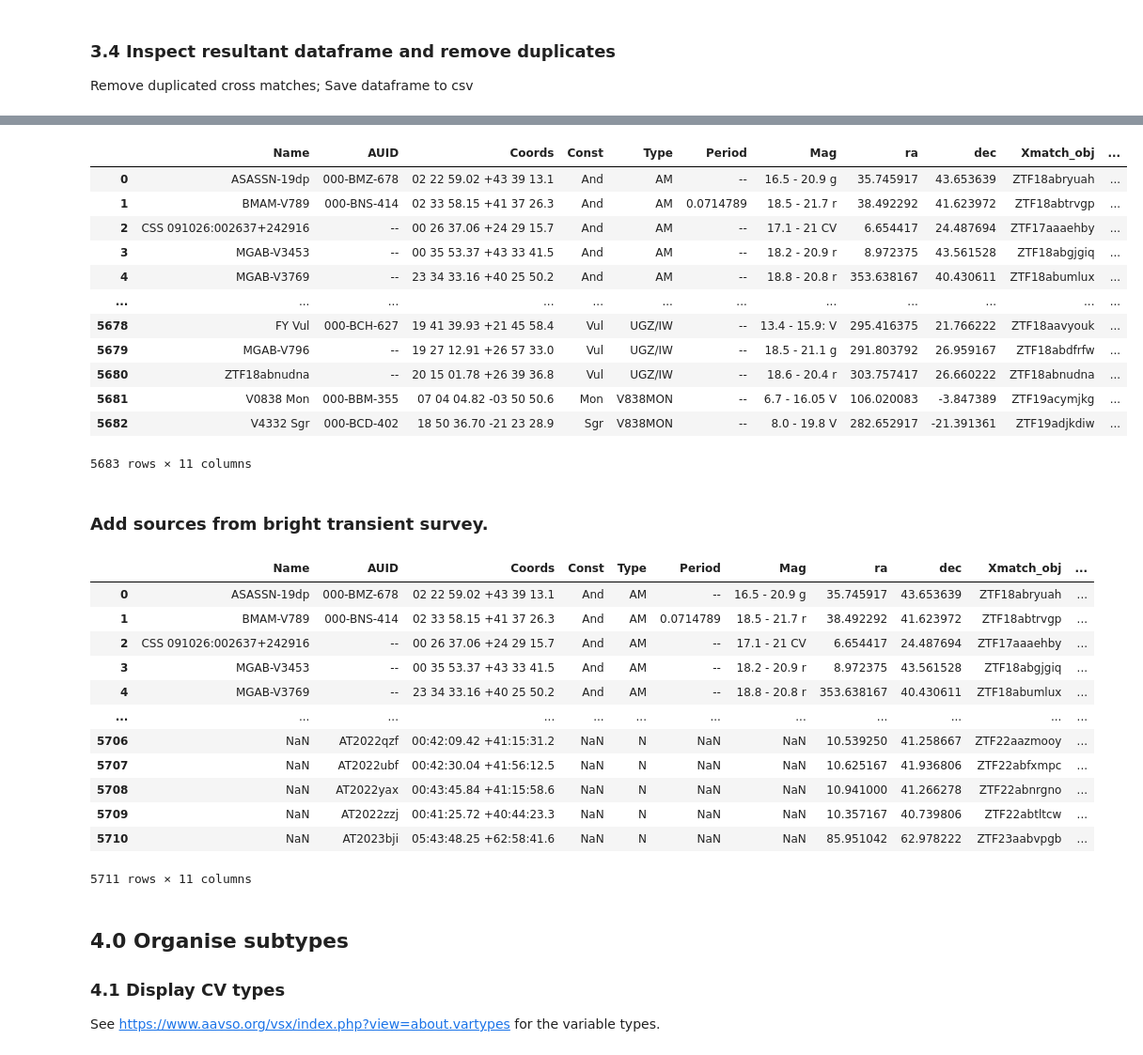
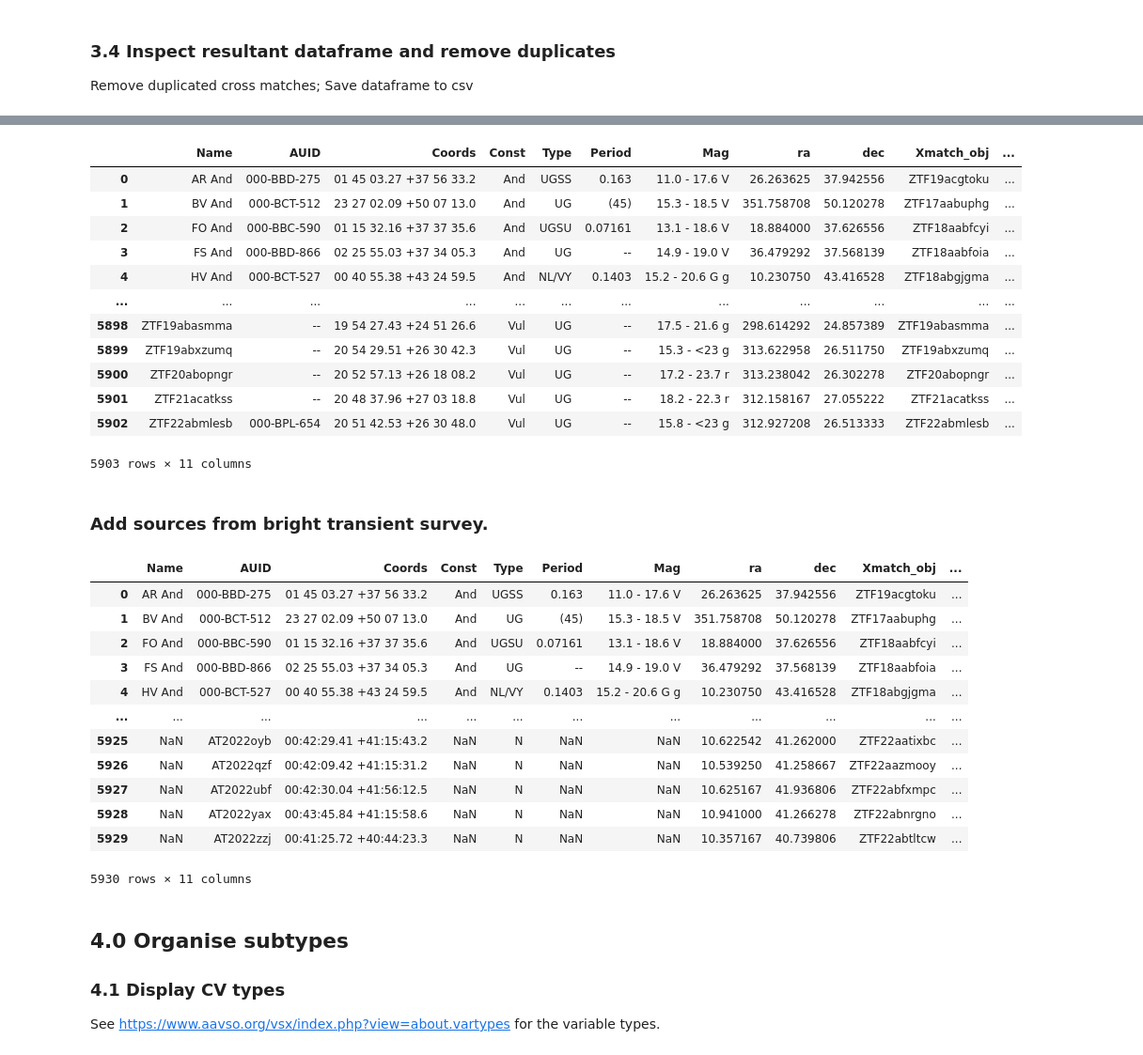
Before and after one commit to dharmesh1007/ZTF_code, a Jupyter notebook: source/1_aavso_cvs_in_ztf_lasair_search_labelled.ipynb, the cells around one changed output, grey strips where cells are left out. Shown at 94% size. Drawn from its saved outputs; the diff is of its cells as text; code cells hidden in the pictures.

```diff
--- a/source/1_aavso_cvs_in_ztf_lasair_search_labelled.ipynb
+++ b/source/1_aavso_cvs_in_ztf_lasair_search_labelled.ipynb
@@ -213,7 +214,7 @@ Request limit exceeded. Either wait an hour, or see API documentation to increas
 # %%
 # Load the two csv files.
-pt1 = pd.read_csv('../processed_data/AAVSOCVsZTFxmatch_21032023_0_4499.csv')
-pt2 = pd.read_csv('../processed_data/AAVSOCVsZTFxmatch_21032023_4500_last.csv')
+pt1 = pd.read_csv(f'../processed_data/AAVSOCVsZTFxmatch_{date}_0_4499.csv')
+pt2 = pd.read_csv(f'../processed_data/AAVSOCVsZTFxmatch_{date}_4500_last.csv')
 
 # Concatenate the two dataframes.
 AAVSO_CVS_3 = pd.concat([pt1, pt2], ignore_index=True)
@@ -252,20 +253,20 @@ AAVSO_CVS_3[AAVSO_CVS_3.Xmatch_obj.duplicated(keep=False)]
 # %%
 # Drop selected duplicates and a particular object that has no light curve data (a pain in the arse).
-AAVSO_CVS_4 = AAVSO_CVS_3.drop([1916,3142], axis=0).reset_index(drop=True)
+AAVSO_CVS_4 = AAVSO_CVS_3.drop([1709,3744], axis=0).reset_index(drop=True)
 AAVSO_CVS_4
 # %% [output]
 |  | Name | AUID | Coords | Const | Type | Period | Mag | ra | dec | Xmatch_obj | ... |
-| 0 | ASASSN-19dp | 000-BMZ-678 | 02 22 59.02 +43 39 13.1 | And | AM | -- | 16.5 - 20.9 g | 35.745917 | 43.653639 | ZTF18abryuah | ... |
-| 1 | BMAM-V789 | 000-BNS-414 | 02 33 58.15 +41 37 26.3 | And | AM | 0.0714789 | 18.5 - 21.7 r | 38.492292 | 41.623972 | ZTF18abtrvgp | ... |
-| 2 | CSS 091026:002637+242916 | -- | 00 26 37.06 +24 29 15.7 | And | AM | -- | 17.1 - 21 CV | 6.654417 | 24.487694 | ZTF17aaaehby | ... |
-| 3 | MGAB-V3453 | -- | 00 35 53.37 +43 33 41.5 | And | AM | -- | 18.2 - 20.9 r | 8.972375 | 43.561528 | ZTF18abgjgiq | ... |
-| 4 | MGAB-V3769 | -- | 23 34 33.16 +40 25 50.2 | And | AM | -- | 18.8 - 20.8 r | 353.638167 | 40.430611 | ZTF18abumlux | ... |
+| 0 | AR And | 000-BBD-275 | 01 45 03.27 +37 56 33.2 | And | UGSS | 0.163 | 11.0 - 17.6 V | 26.263625 | 37.942556 | ZTF19acgtoku | ... |
+| 1 | BV And | 000-BCT-512 | 23 27 02.09 +50 07 13.0 | And | UG | (45) | 15.3 - 18.5 V | 351.758708 | 50.120278 | ZTF17aabuphg | ... |
+| 2 | FO And | 000-BBC-590 | 01 15 32.16 +37 37 35.6 | And | UGSU | 0.07161 | 13.1 - 18.6 V | 18.884000 | 37.626556 | ZTF18aabfcyi | ... |
+| 3 | FS And | 000-BBD-866 | 02 25 55.03 +37 34 05.3 | And | UG | -- | 14.9 - 19.0 V | 36.479292 | 37.568139 | ZTF18aabfoia | ... |
+| 4 | HV And | 000-BCT-527 | 00 40 55.38 +43 24 59.5 | And | NL/VY | 0.1403 | 15.2 - 20.6 G g | 10.230750 | 43.416528 | ZTF18abgjgma | ... |
 | ... | ... | ... | ... | ... | ... | ... | ... | ... | ... | ... | ... |
-| 5678 | FY Vul | 000-BCH-627 | 19 41 39.93 +21 45 58.4 | Vul | UGZ/IW | -- | 13.4 - 15.9: V | 295.416375 | 21.766222 | ZTF18aavyouk | ... |
-| 5679 | MGAB-V796 | -- | 19 27 12.91 +26 57 33.0 | Vul | UGZ/IW | -- | 18.5 - 21.1 g | 291.803792 | 26.959167 | ZTF18abdfrfw | ... |
-| 5680 | ZTF18abnudna | -- | 20 15 01.78 +26 39 36.8 | Vul | UGZ/IW | -- | 18.6 - 20.4 r | 303.757417 | 26.660222 | ZTF18abnudna | ... |
-| 5681 | V0838 Mon | 000-BBM-355 | 07 04 04.82 -03 50 50.6 | Mon | V838MON | -- | 6.7 - 16.05 V | 106.020083 | -3.847389 | ZTF19acymjkg | ... |
-| 5682 | V4332 Sgr | 000-BCD-402 | 18 50 36.70 -21 23 28.9 | Sgr | V838MON | -- | 8.0 - 19.8 V | 282.652917 | -21.391361 | ZTF19adjkdiw | ... |
+| 5898 | ZTF19abasmma | -- | 19 54 27.43 +24 51 26.6 | Vul | UG | -- | 17.5 - 21.6 g | 298.614292 | 24.857389 | ZTF19abasmma | ... |
+| 5899 | ZTF19abxzumq | -- | 20 54 29.51 +26 30 42.3 | Vul | UG | -- | 15.3 - <23 g | 313.622958 | 26.511750 | ZTF19abxzumq | ... |
+| 5900 | ZTF20abopngr | -- | 20 52 57.13 +26 18 08.2 | Vul | UG | -- | 17.2 - 23.7 r | 313.238042 | 26.302278 | ZTF20abopngr | ... |
+| 5901 | ZTF21acatkss | -- | 20 48 37.96 +27 03 18.8 | Vul | UG | -- | 18.2 - 22.3 r | 312.158167 | 27.055222 | ZTF21acatkss | ... |
+| 5902 | ZTF22abmlesb | 000-BPL-654 | 20 51 42.53 +26 30 48.0 | Vul | UG | -- | 15.8 - <23 g | 312.927208 | 26.513333 | ZTF22abmlesb | ... |
-5683 rows × 11 columns
+5903 rows × 11 columns
 # %%
 # Save dataframe to csv.
@@ -274,11 +275,10 @@ AAVSO_CVS_4.to_csv('../processed_data/AAVSOCVsZTFxmatch_21032023.csv', index=Fal
 ### Add sources from bright transient survey.
 # %%
 # Load the csv file.
-df_ZTF_CVs = pd.read_csv('../processed_data/AAVSOCVsZTFxmatch_21032023.csv')
+df_ZTF_CVs = pd.read_csv(f'../processed_data/AAVSOCVsZTFxmatch_{date}.csv')
 
 # Load the csv file for BTS.
-bts_cvs = pd.read_csv('../processed_data/BTS_novae.csv')
-bts_cvs
+bts_cvs = pd.read_csv(f'../processed_data/BTS_novae_{date}.csv')
 
 # Sources in BTS not present in the df_ZTF_CVs dataframe.
 new_novae = bts_cvs[~bts_cvs['ZTFID'].isin(df_ZTF_CVs['Xmatch_obj'])].copy()
@@ -298,24 +298,24 @@ new_novae['Type'] = 'N'
 df_ZTF_CVs = pd.concat([df_ZTF_CVs, new_novae[['Xmatch_obj','AUID','ra','dec', 'Coords','Type']]], ignore_index=True)
 
 # Save dataframe to csv.
-df_ZTF_CVs.to_csv('../processed_data/AAVSOCVsZTFxmatch_21032023_BTS.csv', index=False)
+df_ZTF_CVs.to_csv(f'../processed_data/AAVSOCVsZTFxmatch_{date}_BTS.csv', index=False)
 
 pd.options.display.max_rows = 10
 df_ZTF_CVs
 # %% [output]
 |  | Name | AUID | Coords | Const | Type | Period | Mag | ra | dec | Xmatch_obj | ... |
-| 0 | ASASSN-19dp | 000-BMZ-678 | 02 22 59.02 +43 39 13.1 | And | AM | -- | 16.5 - 20.9 g | 35.745917 | 43.653639 | ZTF18abryuah | ... |
-| 1 | BMAM-V789 | 000-BNS-414 | 02 33 58.15 +41 37 26.3 | And | AM | 0.0714789 | 18.5 - 21.7 r | 38.492292 | 41.623972 | ZTF18abtrvgp | ... |
-| 2 | CSS 091026:002637+242916 | -- | 00 26 37.06 +24 29 15.7 | And | AM | -- | 17.1 - 21 CV | 6.654417 | 24.487694 | ZTF17aaaehby | ... |
-| 3 | MGAB-V3453 | -- | 00 35 53.37 +43 33 41.5 | And | AM | -- | 18.2 - 20.9 r | 8.972375 | 43.561528 | ZTF18abgjgiq | ... |
-| 4 | MGAB-V3769 | -- | 23 34 33.16 +40 25 50.2 | And | AM | -- | 18.8 - 20.8 r | 353.638167 | 40.430611 | ZTF18abumlux | ... |
+| 0 | AR And | 000-BBD-275 | 01 45 03.27 +37 56 33.2 | And | UGSS | 0.163 | 11.0 - 17.6 V | 26.263625 | 37.942556 | ZTF19acgtoku | ... |
+| 1 | BV And | 000-BCT-512 | 23 27 02.09 +50 07 13.0 | And | UG | (45) | 15.3 - 18.5 V | 351.758708 | 50.120278 | ZTF17aabuphg | ... |
+| 2 | FO And | 000-BBC-590 | 01 15 32.16 +37 37 35.6 | And | UGSU | 0.07161 | 13.1 - 18.6 V | 18.884000 | 37.626556 | ZTF18aabfcyi | ... |
+| 3 | FS And | 000-BBD-866 | 02 25 55.03 +37 34 05.3 | And | UG | -- | 14.9 - 19.0 V | 36.479292 | 37.568139 | ZTF18aabfoia | ... |
+| 4 | HV And | 000-BCT-527 | 00 40 55.38 +43 24 59.5 | And | NL/VY | 0.1403 | 15.2 - 20.6 G g | 10.230750 | 43.416528 | ZTF18abgjgma | ... |
 | ... | ... | ... | ... | ... | ... | ... | ... | ... | ... | ... | ... |
-| 5706 | NaN | AT2022qzf | 00:42:09.42 +41:15:31.2 | NaN | N | NaN | NaN | 10.539250 | 41.258667 | ZTF22aazmooy | ... |
-| 5707 | NaN | AT2022ubf | 00:42:30.04 +41:56:12.5 | NaN | N | NaN | NaN | 10.625167 | 41.936806 | ZTF22abfxmpc | ... |
-| 5708 | NaN | AT2022yax | 00:43:45.84 +41:15:58.6 | NaN | N | NaN | NaN | 10.941000 | 41.266278 | ZTF22abnrgno | ... |
-| 5709 | NaN | AT2022zzj | 00:41:25.72 +40:44:23.3 | NaN | N | NaN | NaN | 10.357167 | 40.739806 | ZTF22abtltcw | ... |
-| 5710 | NaN | AT2023bji | 05:43:48.25 +62:58:41.6 | NaN | N | NaN | NaN | 85.951042 | 62.978222 | ZTF23aabvpgb | ... |
+| 5925 | NaN | AT2022oyb | 00:42:29.41 +41:15:43.2 | NaN | N | NaN | NaN | 10.622542 | 41.262000 | ZTF22aatixbc | ... |
+| 5926 | NaN | AT2022qzf | 00:42:09.42 +41:15:31.2 | NaN | N | NaN | NaN | 10.539250 | 41.258667 | ZTF22aazmooy | ... |
+| 5927 | NaN | AT2022ubf | 00:42:30.04 +41:56:12.5 | NaN | N | NaN | NaN | 10.625167 | 41.936806 | ZTF22abfxmpc | ... |
+| 5928 | NaN | AT2022yax | 00:43:45.84 +41:15:58.6 | NaN | N | NaN | NaN | 10.941000 | 41.266278 | ZTF22abnrgno | ... |
+| 5929 | NaN | AT2022zzj | 00:41:25.72 +40:44:23.3 | NaN | N | NaN | NaN | 10.357167 | 40.739806 | ZTF22abtltcw | ... |
-5711 rows × 11 columns
+5930 rows × 11 columns
 # %% [markdown]
 ## 4.0 Organise subtypes
 
```
Also changed, not shown: parts of 15 cells of this notebook, 21 other files.
